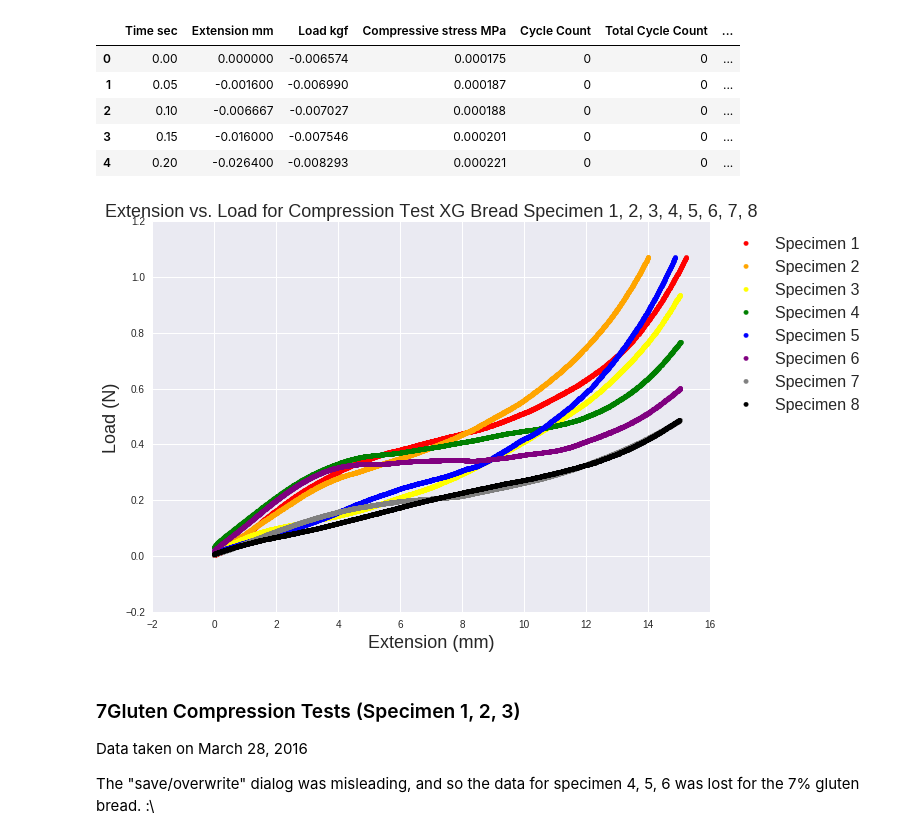
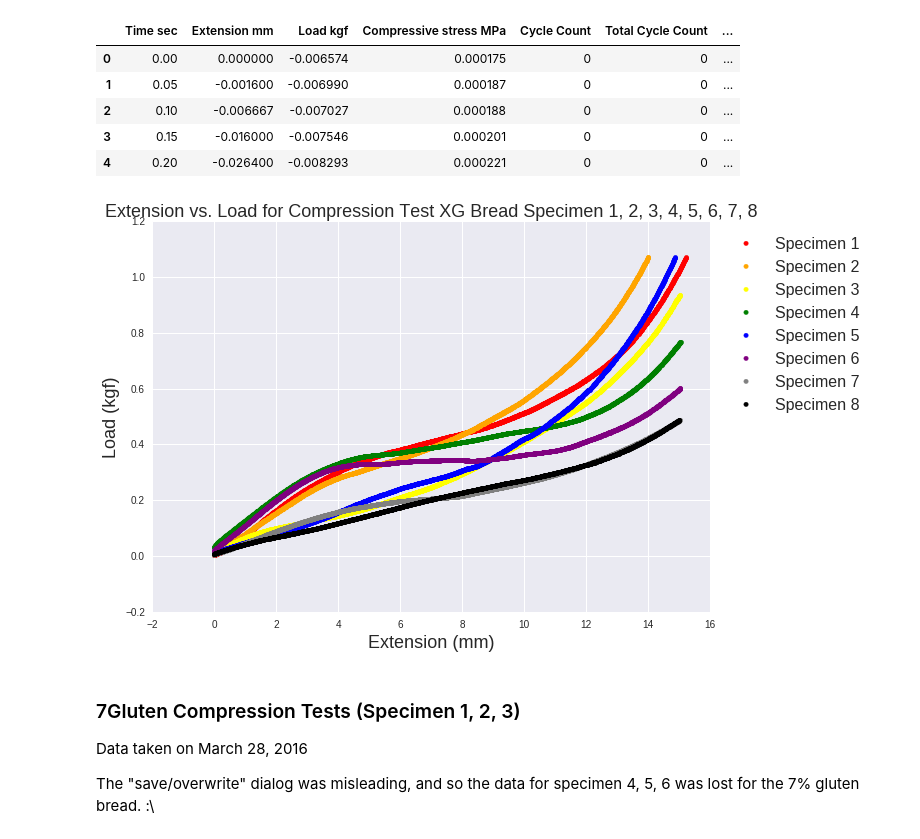
Before and after one commit to greenteawarrior/MatSci, a Jupyter notebook: GFBaking/instron_raw.ipynb, the cells around one changed output. Cells and saved outputs as stored; diff of their text form; code cells hidden in the pictures.

Commit message:
UPDATE: units of kgf instead of N on the y axis for plots in instron_raw.ipynb

```diff
--- a/GFBaking/instron_raw.ipynb
+++ b/GFBaking/instron_raw.ipynb
@@ -41,29 +41,29 @@ compress8.head()
 # %%
 # plotting
 pw = plt.figure(figsize=(10,7))
 plt.scatter(compress1['Compressive extension mm'], compress1['Compressive load kgf'], color='red')
 plt.scatter(compress2['Compressive extension mm'], compress2['Compressive load kgf'], color='orange')
 plt.scatter(compress3['Compressive extension mm'], compress3['Compressive load kgf'], color='yellow')
 plt.scatter(compress4['Compressive extension mm'], compress4['Compressive load kgf'], color='green')
 plt.scatter(compress5['Compressive extension mm'], compress5['Compressive load kgf'], color='blue')
 plt.scatter(compress6['Compressive extension mm'], compress6['Compressive load kgf'], color='purple')
 plt.scatter(compress7['Compressive extension mm'], compress7['Compressive load kgf'], color='gray')
 plt.scatter(compress8['Compressive extension mm'], compress8['Compressive load kgf'], color='black')
 
 # formatting
 plt.title('Extension vs. Load for Compression Test XG Bread Specimen 1, 2, 3, 4, 5, 6, 7, 8', fontsize=18)
 plt.xlabel('Extension (mm)', fontsize=18)
-plt.ylabel('Load (N)', fontsize=18)
+plt.ylabel('Load (kgf)', fontsize=18)
 plt.rc('xtick', labelsize=15)
 plt.rc('ytick', labelsize=15)
 plt.legend(['Specimen 1', 'Specimen 2', 'Specimen 3', 'Specimen 4', 'Specimen 5', 'Specimen 6', 'Specimen 7', 'Specimen 8'], bbox_to_anchor=(1.01, 1), loc=2, fontsize=16)
 plt.show()
 
 # uncomment if figure saving is desired
 pw.savefig('figures/XG_Compression_Sp12345678.pdf', format='pdf')
 pw.savefig('figures/XG_Compression_Sp12345678.png', format='png')
 # %% [output]
-[figure, old version]
+[figure, new version]
 # %% [markdown]
 ### 7Gluten Compression Tests (Specimen 1, 2, 3)
 
```
Also changed, not shown: parts of 2 cells of this notebook, 6 other files.
